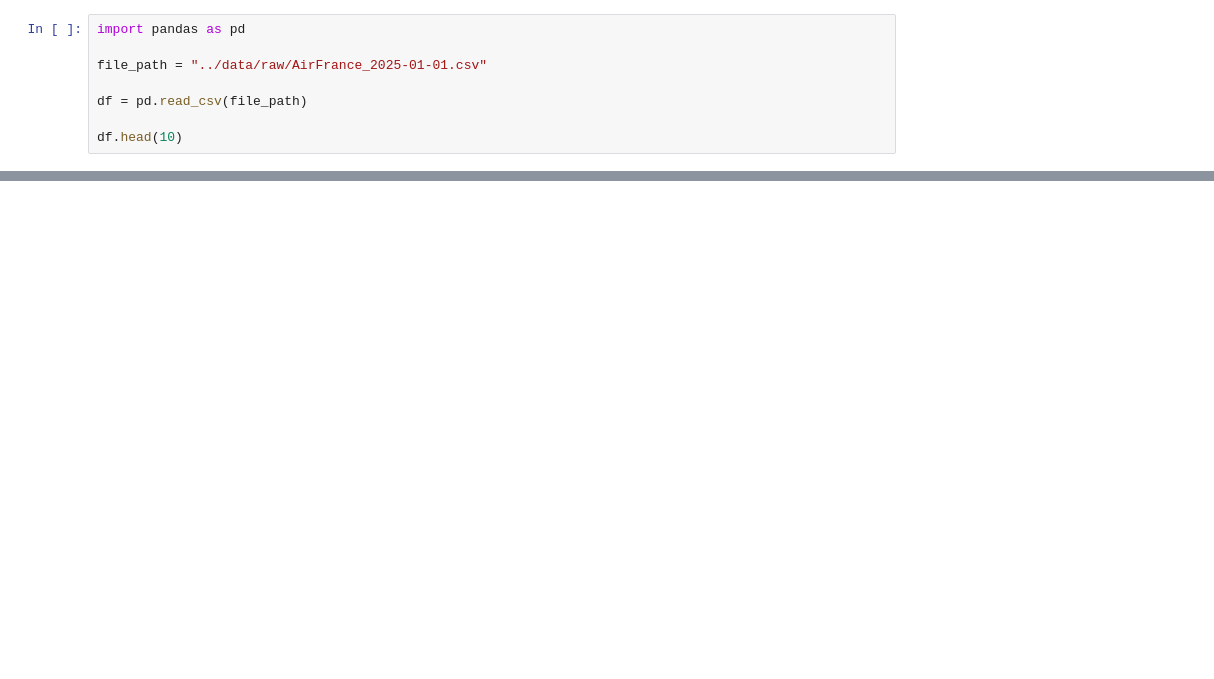
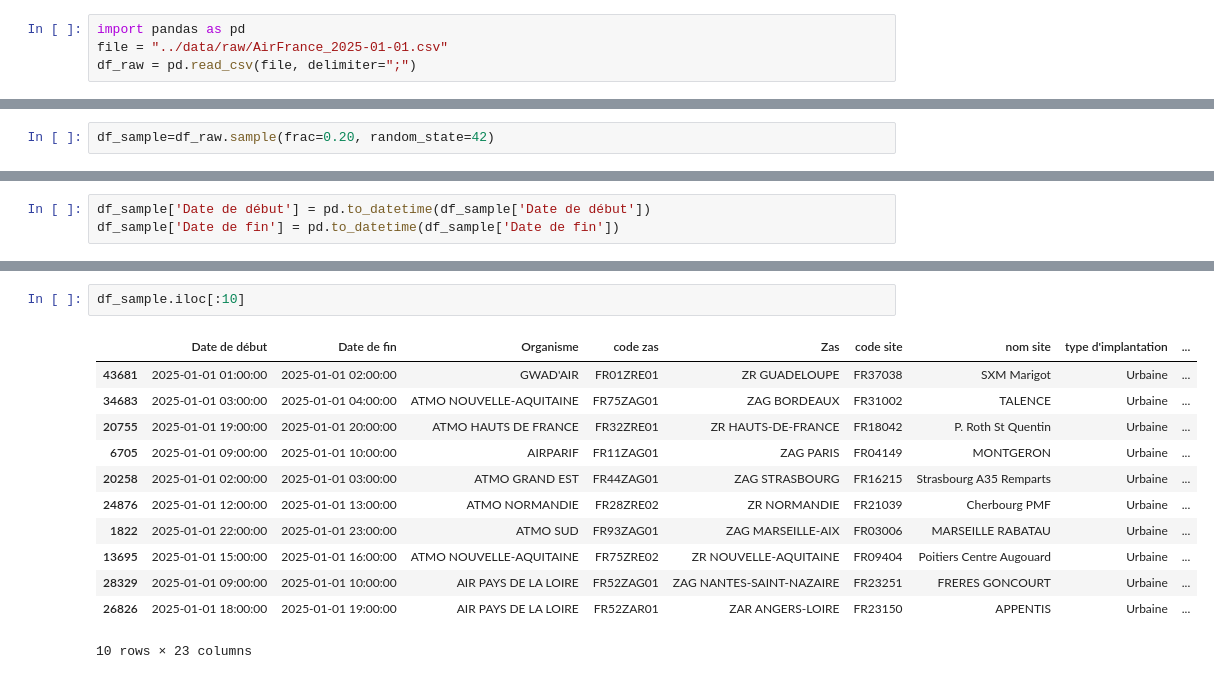
Before and after one commit to JayaSaiKishore7/AirQuality_AnalysisFR, a Jupyter notebook: notebooks/EDA.ipynb, the cells around one changed output, grey strips where cells are left out. Saved outputs shown, nothing was run; the diff lists cells and outputs as text; blank space fills up the shorter version.

```diff
--- a/notebooks/EDA.ipynb
+++ b/notebooks/EDA.ipynb
@@ -1,8 +1,4 @@
 # %%
 import pandas as pd
-
-file_path = "../data/raw/AirFrance_2025-01-01.csv"
-
-df = pd.read_csv(file_path)
-
-df.head(10)
+file = "../data/raw/AirFrance_2025-01-01.csv"
+df_raw = pd.read_csv(file, delimiter=";")
@@ -20,0 +15,2 @@ df.head(10)
+# %%
+df_sample=df_raw.sample(frac=0.20, random_state=42)
@@ -20,0 +238,3 @@ df.head(10)
+# %%
+df_sample['Date de début'] = pd.to_datetime(df_sample['Date de début'])
+df_sample['Date de fin'] = pd.to_datetime(df_sample['Date de fin'])
@@ -20,0 +304,15 @@ df.head(10)
+# %%
+df_sample.iloc[:10]
+# %% [output]
+|  | Date de début | Date de fin | Organisme | code zas | Zas | code site | nom site | type d'implantation | ... |
+| 43681 | 2025-01-01 01:00:00 | 2025-01-01 02:00:00 | GWAD'AIR | FR01ZRE01 | ZR GUADELOUPE | FR37038 | SXM Marigot | Urbaine | ... |
+| 34683 | 2025-01-01 03:00:00 | 2025-01-01 04:00:00 | ATMO NOUVELLE-AQUITAINE | FR75ZAG01 | ZAG BORDEAUX | FR31002 | TALENCE | Urbaine | ... |
+| 20755 | 2025-01-01 19:00:00 | 2025-01-01 20:00:00 | ATMO HAUTS DE FRANCE | FR32ZRE01 | ZR HAUTS-DE-FRANCE | FR18042 | P. Roth St Quentin | Urbaine | ... |
+| 6705 | 2025-01-01 09:00:00 | 2025-01-01 10:00:00 | AIRPARIF | FR11ZAG01 | ZAG PARIS | FR04149 | MONTGERON | Urbaine | ... |
+| 20258 | 2025-01-01 02:00:00 | 2025-01-01 03:00:00 | ATMO GRAND EST | FR44ZAG01 | ZAG STRASBOURG | FR16215 | Strasbourg A35 Remparts | Urbaine | ... |
+| 24876 | 2025-01-01 12:00:00 | 2025-01-01 13:00:00 | ATMO NORMANDIE | FR28ZRE02 | ZR NORMANDIE | FR21039 | Cherbourg PMF | Urbaine | ... |
+| 1822 | 2025-01-01 22:00:00 | 2025-01-01 23:00:00 | ATMO SUD | FR93ZAG01 | ZAG MARSEILLE-AIX | FR03006 | MARSEILLE RABATAU | Urbaine | ... |
+| 13695 | 2025-01-01 15:00:00 | 2025-01-01 16:00:00 | ATMO NOUVELLE-AQUITAINE | FR75ZRE02 | ZR NOUVELLE-AQUITAINE | FR09404 | Poitiers Centre Augouard | Urbaine | ... |
+| 28329 | 2025-01-01 09:00:00 | 2025-01-01 10:00:00 | AIR PAYS DE LA LOIRE | FR52ZAG01 | ZAG NANTES-SAINT-NAZAIRE | FR23251 | FRERES GONCOURT | Urbaine | ... |
+| 26826 | 2025-01-01 18:00:00 | 2025-01-01 19:00:00 | AIR PAYS DE LA LOIRE | FR52ZAR01 | ZAR ANGERS-LOIRE | FR23150 | APPENTIS | Urbaine | ... |
+10 rows × 23 columns
```
Also changed, not shown: parts of 41 cells of this notebook, 2 other files.
